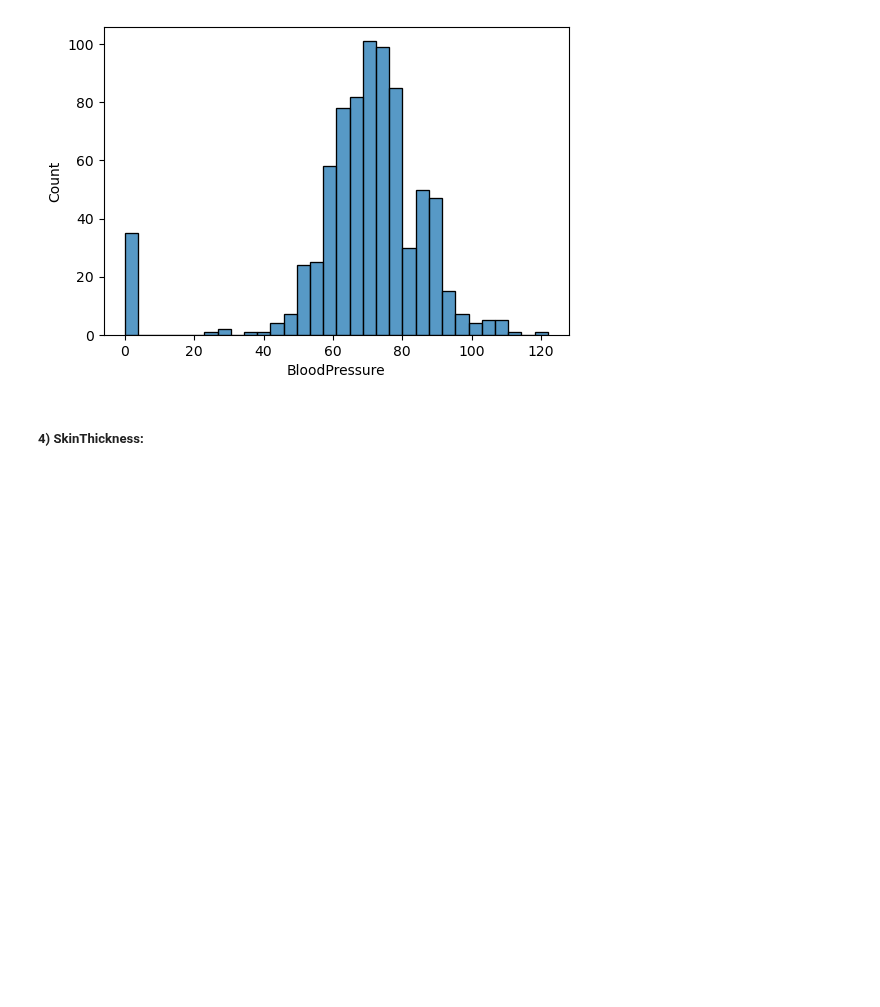
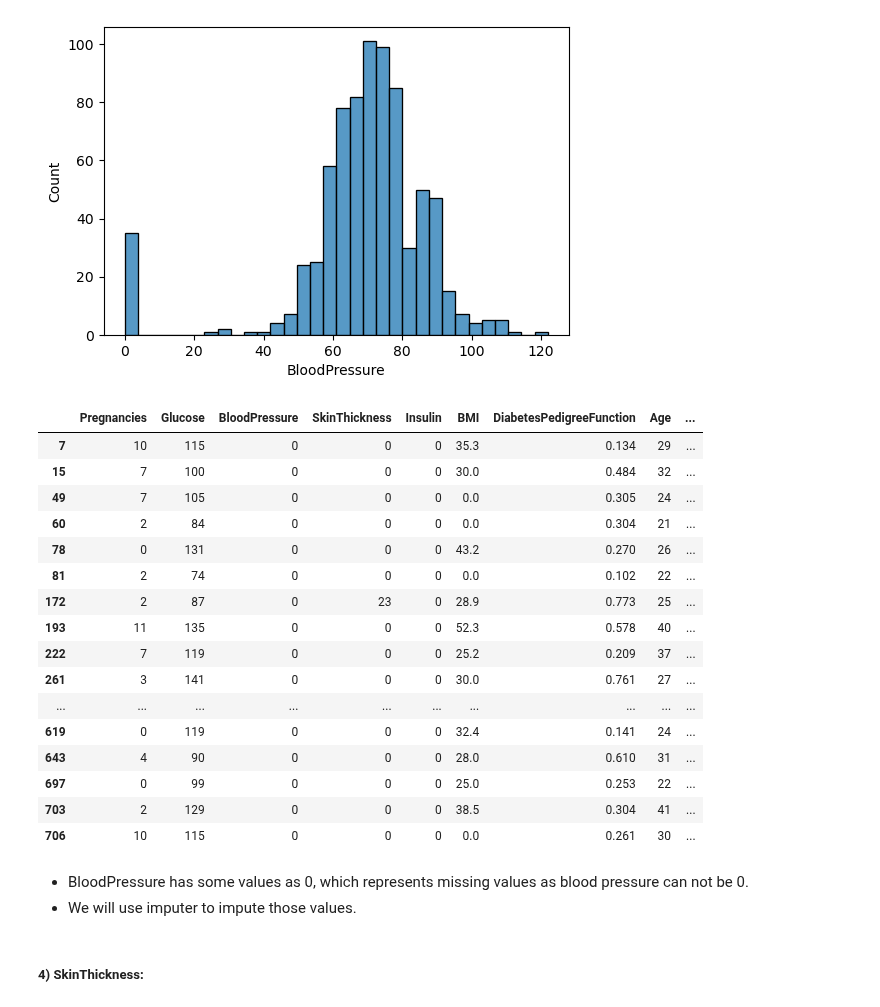
Before and after one commit to Shailya777/Learning-Logs, a Jupyter notebook: Machine_Learning/08_Bagging_and_Boosting/04_Practice_Project1(Pima Indian Diabetes Data).ipynb, the cells around one changed output. Saved outputs shown, nothing was run; the diff lists cells and outputs as text; code cells hidden in the pictures; blank space fills up the shorter version.

```diff
--- a/Machine_Learning/08_Bagging_and_Boosting/04_Practice_Project1(Pima Indian Diabetes Data).ipynb
+++ b/Machine_Learning/08_Bagging_and_Boosting/04_Practice_Project1(Pima Indian Diabetes Data).ipynb
@@ -185,5 +199,28 @@ sns.histplot(data= df, x= 'BloodPressure')
 plt.show()
 # %% [output]
 [figure]
+# %%
+df[df['BloodPressure'] == 0]
+# %% [output]
+|  | Pregnancies | Glucose | BloodPressure | SkinThickness | Insulin | BMI | DiabetesPedigreeFunction | Age | ... |
+| 7 | 10 | 115 | 0 | 0 | 0 | 35.3 | 0.134 | 29 | ... |
+| 15 | 7 | 100 | 0 | 0 | 0 | 30.0 | 0.484 | 32 | ... |
+| 49 | 7 | 105 | 0 | 0 | 0 | 0.0 | 0.305 | 24 | ... |
+| 60 | 2 | 84 | 0 | 0 | 0 | 0.0 | 0.304 | 21 | ... |
+| 78 | 0 | 131 | 0 | 0 | 0 | 43.2 | 0.270 | 26 | ... |
+| 81 | 2 | 74 | 0 | 0 | 0 | 0.0 | 0.102 | 22 | ... |
+| 172 | 2 | 87 | 0 | 23 | 0 | 28.9 | 0.773 | 25 | ... |
+| 193 | 11 | 135 | 0 | 0 | 0 | 52.3 | 0.578 | 40 | ... |
+| 222 | 7 | 119 | 0 | 0 | 0 | 25.2 | 0.209 | 37 | ... |
+| 261 | 3 | 141 | 0 | 0 | 0 | 30.0 | 0.761 | 27 | ... |
+| ... | ... | ... | ... | ... | ... | ... | ... | ... | ... |
+| 619 | 0 | 119 | 0 | 0 | 0 | 32.4 | 0.141 | 24 | ... |
+| 643 | 4 | 90 | 0 | 0 | 0 | 28.0 | 0.610 | 31 | ... |
+| 697 | 0 | 99 | 0 | 0 | 0 | 25.0 | 0.253 | 22 | ... |
+| 703 | 2 | 129 | 0 | 0 | 0 | 38.5 | 0.304 | 41 | ... |
+| 706 | 10 | 115 | 0 | 0 | 0 | 0.0 | 0.261 | 30 | ... |
+# %% [markdown]
+- BloodPressure has some values as 0, which represents missing values as blood pressure can not be 0.
+- We will use imputer to impute those values.
 # %%
 bp_pipe = Pipeline([
```
Also changed, not shown: parts of 23 cells of this notebook.
